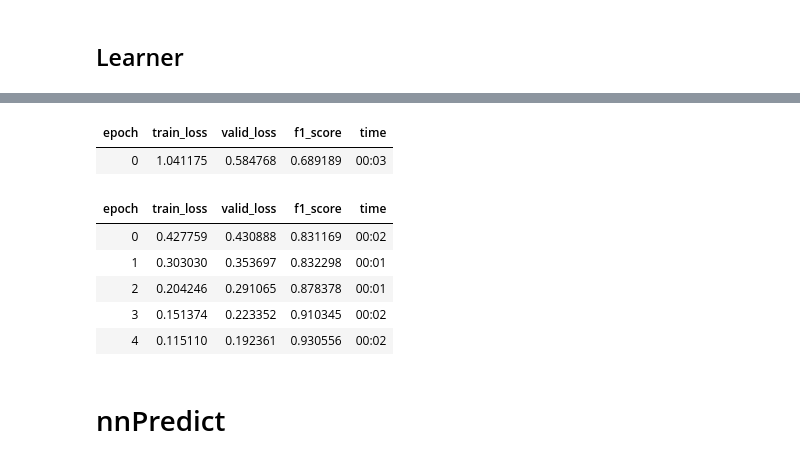
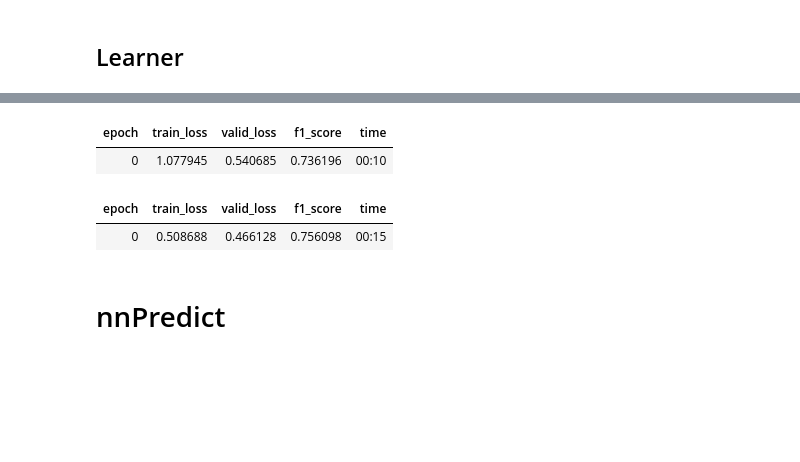
Before and after one commit to Living-with-machines/nnanno, a Jupyter notebook: nbs/03_inference.ipynb, the cells around one changed output, grey strips where cells are left out. Drawn from its saved outputs; the diff is of its cells as text; code cells hidden in the pictures; blank space fills up the shorter version.

```diff
--- a/nbs/03_inference.ipynb
+++ b/nbs/03_inference.ipynb
@@ -47,15 +47,11 @@ dls.show_batch()
 # %%
 learn = cnn_learner(dls, resnet18, metrics=F1Score())
-learn.fine_tune(5)
+learn.fine_tune(1)
 # %% [output]
 | epoch | train_loss | valid_loss | f1_score | time |
-| 0 | 1.041175 | 0.584768 | 0.689189 | 00:03 |
+| 0 | 1.077945 | 0.540685 | 0.736196 | 00:10 |
 | epoch | train_loss | valid_loss | f1_score | time |
-| 0 | 0.427759 | 0.430888 | 0.831169 | 00:02 |
-| 1 | 0.303030 | 0.353697 | 0.832298 | 00:01 |
-| 2 | 0.204246 | 0.291065 | 0.878378 | 00:01 |
-| 3 | 0.151374 | 0.223352 | 0.910345 | 00:02 |
-| 4 | 0.115110 | 0.192361 | 0.930556 | 00:02 |
+| 0 | 0.508688 | 0.466128 | 0.756098 | 00:15 |
 # %% [markdown]
 # nnPredict
 # %% [markdown]
```
Also changed, not shown: parts of 6 cells of this notebook, 1 other file.
